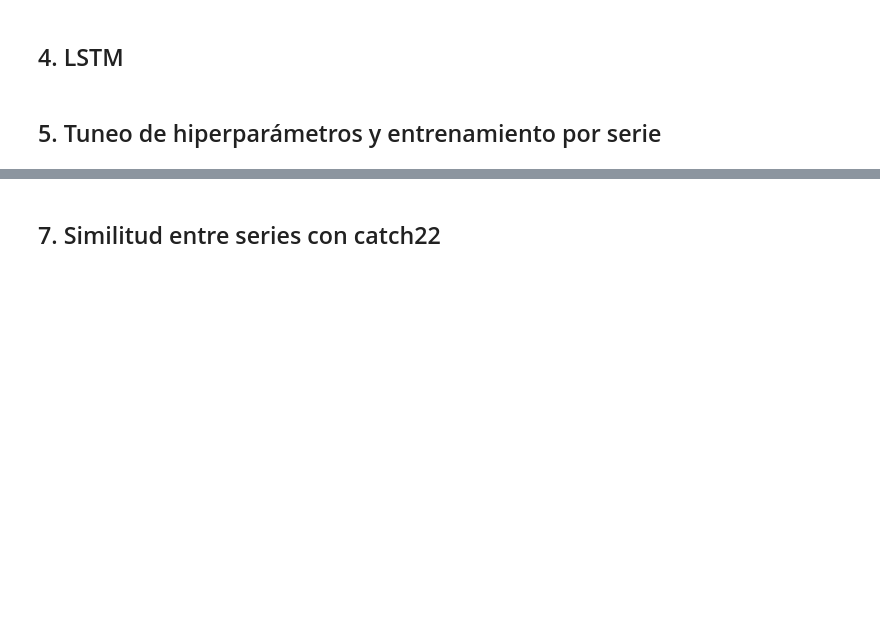
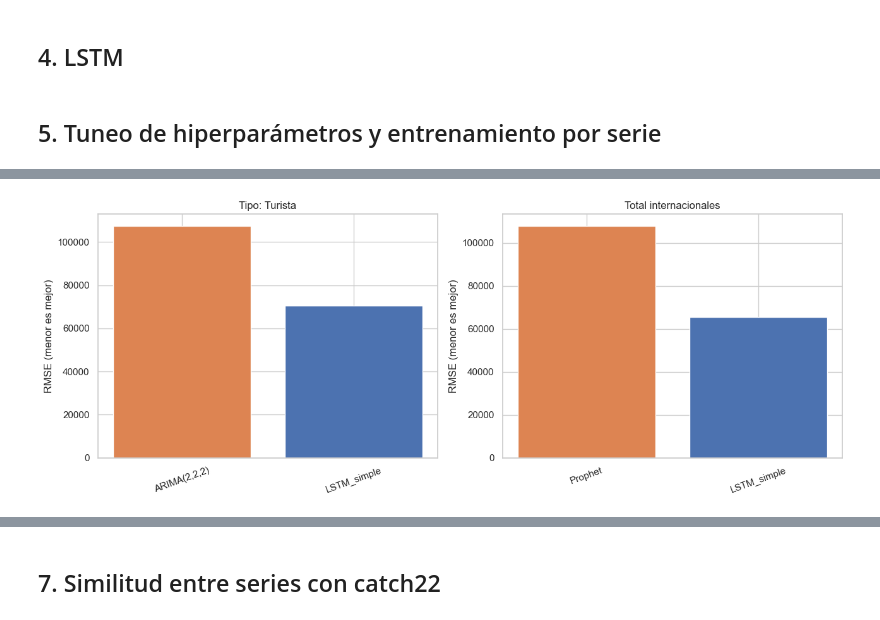
Before and after one commit to PeDro0210AVI/lab-1_time_series, a Jupyter notebook: notebooks/LSTM.ipynb, the cells around one changed output, grey strips where cells are left out. Cells and saved outputs as stored; diff of their text form; code cells hidden in the pictures; blank space fills up the shorter version.

```diff
--- a/notebooks/LSTM.ipynb
+++ b/notebooks/LSTM.ipynb
@@ -375,0 +437,31 @@ for name, r in eval_results.items():
+# %%
+# Métricas del Laboratorio 1 (rama main, notebooks/EDA.ipynb, celdas 93/99/100/103),
+# calculadas sobre el mismo horizonte de prueba de 63 meses usado en este notebook.
+lab1_metrics = pd.DataFrame([
+    {"serie": "Total internacionales", "modelo": "ARIMA(2,1,2)",       "MAE": 174019.59, "RMSE": 193370.27},
+    {"serie": "Total internacionales", "modelo": "Holt-Winters",       "MAE": 303283.05, "RMSE": 328237.82},
+    {"serie": "Total internacionales", "modelo": "Suav. Exp. Simple",  "MAE": 180646.01, "RMSE": 200632.87},
+    {"serie": "Total internacionales", "modelo": "Seasonal Naive",     "MAE": 235730.91, "RMSE": 253203.39},
+    {"serie": "Total internacionales", "modelo": "Prophet",            "MAE":  97588.78, "RMSE": 107975.46},
+    {"serie": "Tipo: Turista",         "modelo": "ARIMA(2,2,2)",       "MAE":  89519.25, "RMSE": 107541.48},
+    {"serie": "Tipo: Turista",         "modelo": "Holt-Winters",       "MAE": 168526.11, "RMSE": 182769.61},
+    {"serie": "Tipo: Turista",         "modelo": "Suav. Exp. Simple",  "MAE": 116855.27, "RMSE": 128458.97},
+    {"serie": "Tipo: Turista",         "modelo": "Seasonal Naive",     "MAE": 155607.78, "RMSE": 164460.37},
+    {"serie": "Tipo: Turista",         "modelo": "Prophet",            "MAE": 131993.33, "RMSE": 143495.43},
+])
+
+lab1_best = lab1_metrics.loc[lab1_metrics.groupby("serie")["RMSE"].idxmin()].reset_index(drop=True)
+lab1_best["origen"] = "Laboratorio 1 (mejor clásico)"
+
+lstm_best_tbl = metrics_df[["serie", "arch", "RMSE", "MAE"]].rename(columns={"arch": "modelo"}).copy()
+lstm_best_tbl["origen"] = "Laboratorio 2 (mejor LSTM)"
+
+comparacion_labs = pd.concat([
+    lab1_best[["serie", "modelo", "MAE", "RMSE", "origen"]],
+    lstm_best_tbl[["serie", "modelo", "MAE", "RMSE", "origen"]],
+], ignore_index=True).sort_values(["serie", "origen"]).reset_index(drop=True)
+
+comparacion_labs["mejora_RMSE_%"] = comparacion_labs.groupby("serie")["RMSE"].transform(
+    lambda r: (r.max() - r) / r.max() * 100
+)
+comparacion_labs
@@ -375,0 +474,16 @@ for name, r in eval_results.items():
+# %%
+fig, axes = plt.subplots(1, 2, figsize=(13, 5))
+for ax, serie in zip(axes, comparacion_labs["serie"].unique()):
+    sub = comparacion_labs[comparacion_labs["serie"] == serie]
+    colores = sub["origen"].map({
+        "Laboratorio 1 (mejor clásico)": "#DD8452",
+        "Laboratorio 2 (mejor LSTM)": "#4C72B0",
+    })
+    ax.bar(sub["modelo"], sub["RMSE"], color=colores)
+    ax.set_title(serie)
+    ax.set_ylabel("RMSE (menor es mejor)")
+    ax.tick_params(axis="x", rotation=20)
+plt.tight_layout()
+plt.show()
+# %% [output]
+[figure, added]
```
Also changed, not shown: parts of 79 cells of this notebook, 1 other file.
